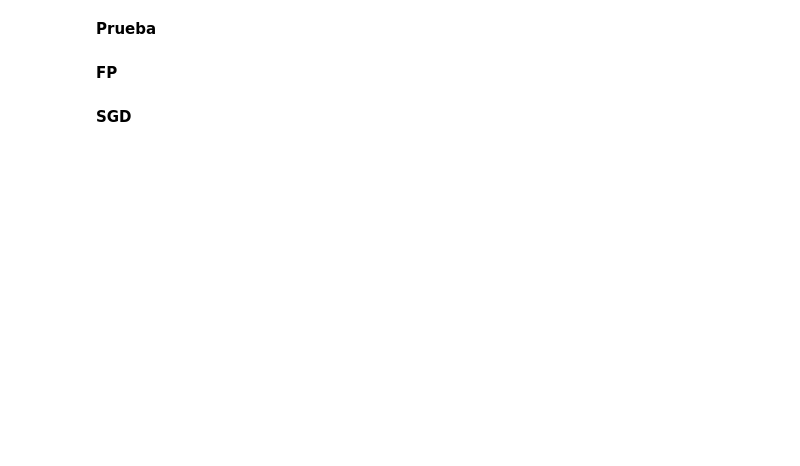
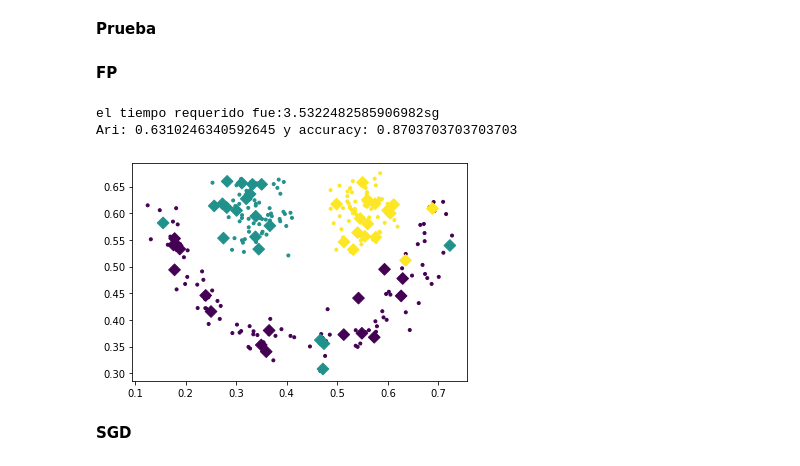
Before and after one commit to Bryan0122/PRI, a Jupyter notebook: PRI_Test2.ipynb, the cells around one changed output. Saved outputs shown, nothing was run; the diff lists cells and outputs as text; code cells hidden in the pictures; blank space fills up the shorter version.

```diff
--- a/PRI_Test2.ipynb
+++ b/PRI_Test2.ipynb
@@ -222,12 +234,16 @@ X_train, X_test, y_train, y_test = train_test_split(
 **FP**
 # %%
 t = time.time()
-p = PRI(lambda_=3.1, n_clusters=3, nn=5, sigma_initial=2,reduction_='SC',gamma_=1000)
+p = PRI(lambda_=3, n_clusters=3, nn=5, sigma_initial=2,reduction_='SC',gamma_=500)
 p.fit(X_train, y_train)
 labels_pre_FP = p.predict(X_test)
 print('el tiempo requerido fue:'+ str(time.time() - t)+'sg')
 plt.scatter(X_train[:, 0], X_train[:, 1], c=y_train, marker='.')
 plt.scatter(X_test[:, 0], X_test[:, 1], c=labels_pre_FP, marker='D',s=68)
 Rari_FP=adjusted_rand_score(y_test,labels_pre_FP)
 Racc_FP=accuracy_score(y_test,labels_pre_FP)
 print('Ari: '+str(Rari_FP)+' y'+' accuracy: '+str(Racc_FP))
+# %% [output]
+el tiempo requerido fue:3.5322482585906982sg
+Ari: 0.6310246340592645 y accuracy: 0.8703703703703703
+[figure, added]
```
Also changed, not shown: parts of 7 cells of this notebook.
